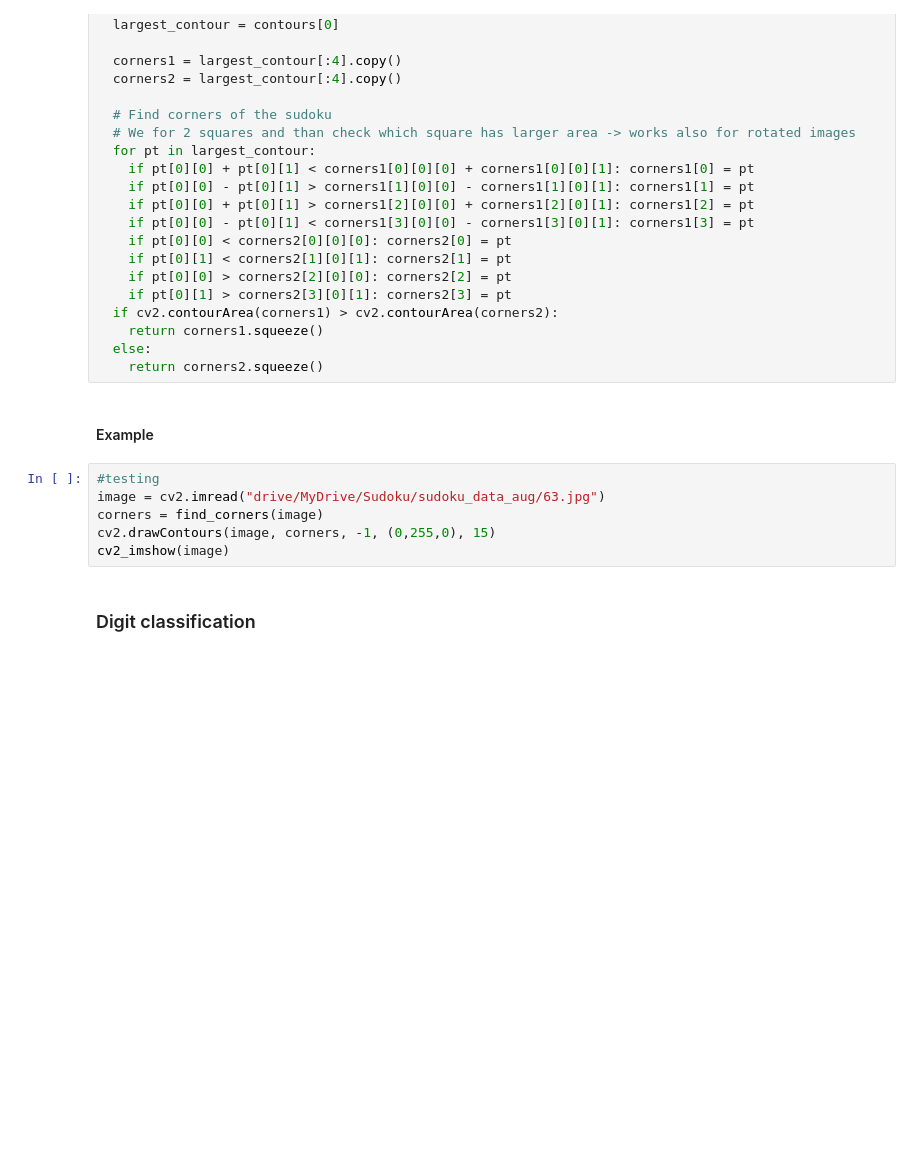
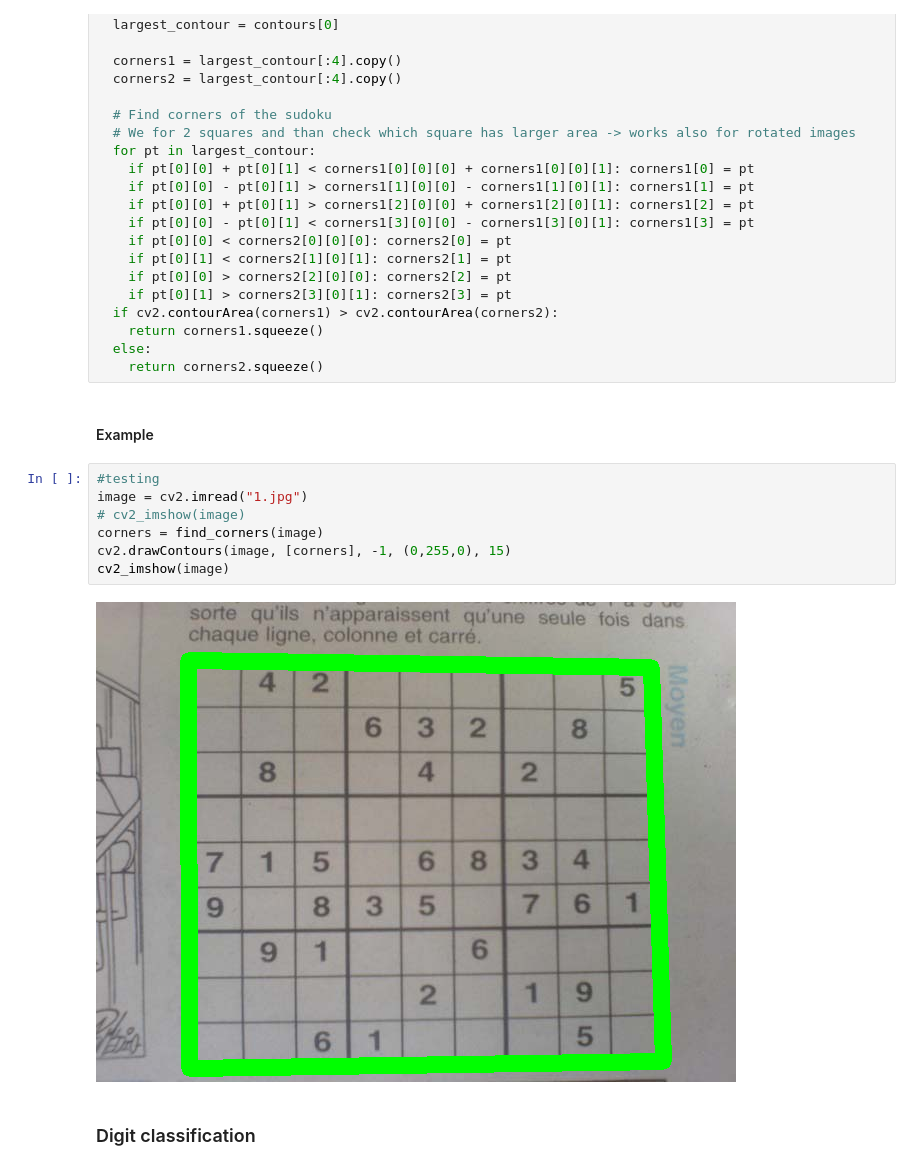
Before and after one commit to Strojove-uceni/23206-final-sudoku-solver, a Jupyter notebook: DEMO.ipynb, the cells around one changed output. Drawn from its saved outputs; the diff is of its cells as text; blank space fills up the shorter version.

```diff
--- a/DEMO.ipynb
+++ b/DEMO.ipynb
@@ -87,10 +128,13 @@ def find_corners(sudoku_image):
 #### Example
 # %%
 #testing
-image = cv2.imread("drive/MyDrive/Sudoku/sudoku_data_aug/63.jpg")
+image = cv2.imread("1.jpg")
+# cv2_imshow(image)
 corners = find_corners(image)
-cv2.drawContours(image, corners, -1, (0,255,0), 15)
+cv2.drawContours(image, [corners], -1, (0,255,0), 15)
 cv2_imshow(image)
+# %% [output]
+[figure, added]
 # %% [markdown]
 ### Digit classification
 # %%
```
Also changed, not shown: parts of 29 cells of this notebook.
